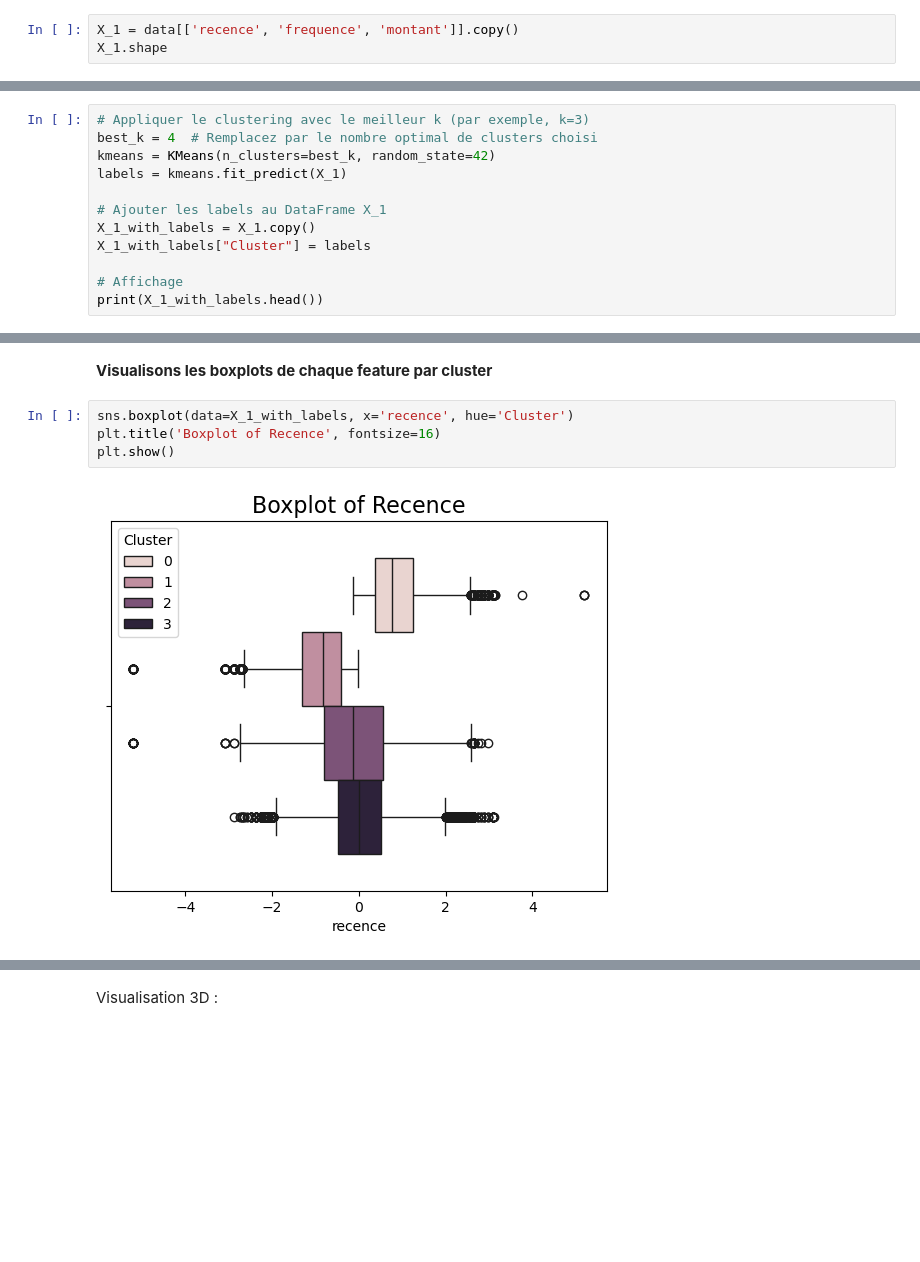
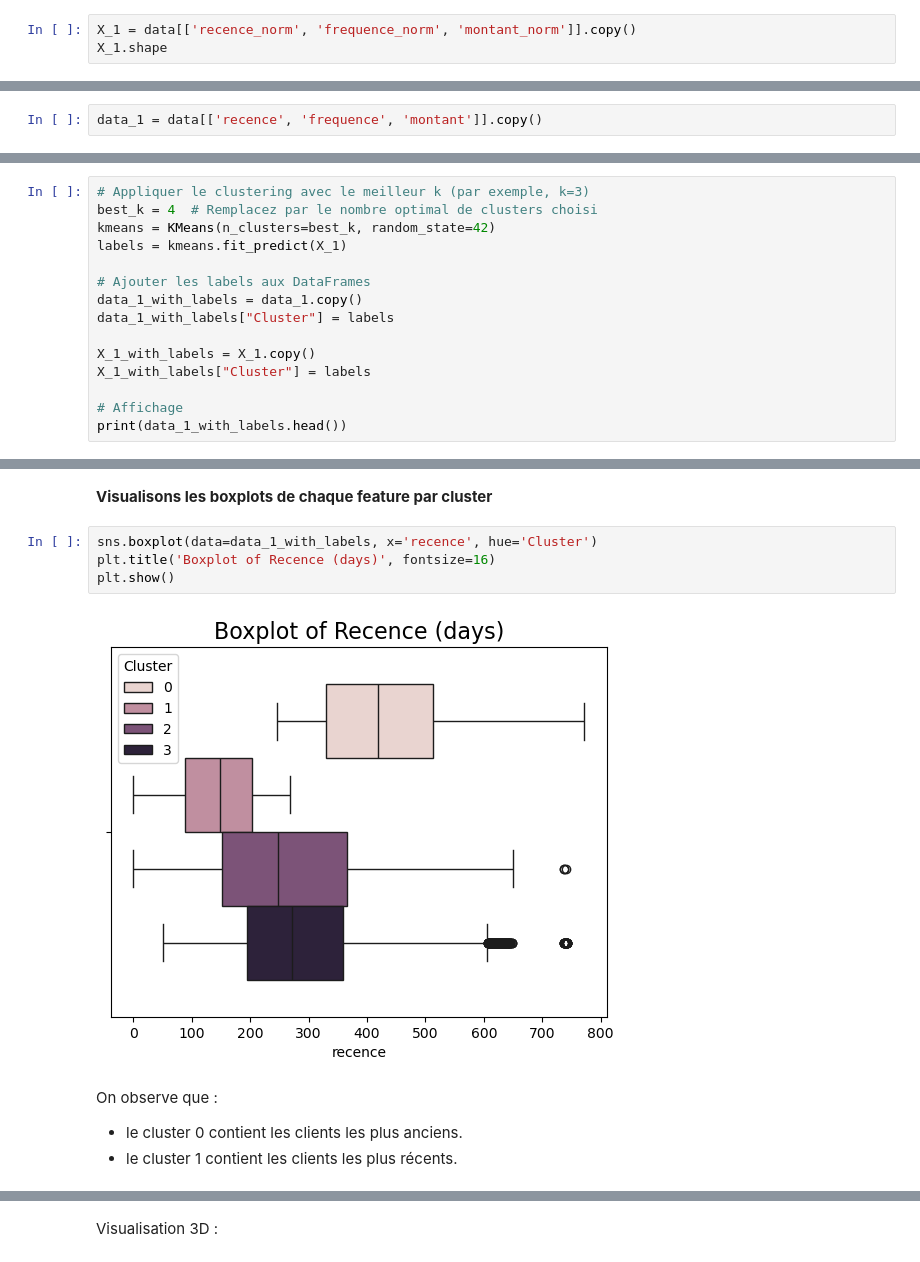
Before and after one commit to ludovic-source/Data_scientist_formation, a Jupyter notebook: projet_5/Projet_5_essais.ipynb, the cells around one changed output, grey strips where cells are left out. Saved outputs shown, nothing was run; the diff lists cells and outputs as text; blank space fills up the shorter version.

```diff
--- a/projet_5/Projet_5_essais.ipynb
+++ b/projet_5/Projet_5_essais.ipynb
@@ -127,5 +132,5 @@ Il s'agit ici d'utilser les 3 features RFM (recence, frequence et montant) pour
 # %%
-X_1 = data[['recence', 'frequence', 'montant']].copy()
+X_1 = data[['recence_norm', 'frequence_norm', 'montant_norm']].copy()
 X_1.shape
 # %% [output]
 (96096, 3)
@@ -143,0 +151,2 @@ X_1.describe()
+# %%
+data_1 = data[['recence', 'frequence', 'montant']].copy()
@@ -232,10 +253,13 @@ best_k = 4  # Remplacez par le nombre optimal de clusters choisi
 kmeans = KMeans(n_clusters=best_k, random_state=42)
 labels = kmeans.fit_predict(X_1)
 
-# Ajouter les labels au DataFrame X_1
+# Ajouter les labels aux DataFrames
+data_1_with_labels = data_1.copy()
+data_1_with_labels["Cluster"] = labels
+
 X_1_with_labels = X_1.copy()
 X_1_with_labels["Cluster"] = labels
 
 # Affichage
-print(X_1_with_labels.head())
+print(data_1_with_labels.head())
 # %% [output]
@@ -295,9 +319,13 @@ Le nombre de clients par cluster est correct (> 500 individus). Le plus petit es
 # %% [markdown]
 **Visualisons les boxplots de chaque feature par cluster**
 # %%
-sns.boxplot(data=X_1_with_labels, x='recence', hue='Cluster')
-plt.title('Boxplot of Recence', fontsize=16)
+sns.boxplot(data=data_1_with_labels, x='recence', hue='Cluster')
+plt.title('Boxplot of Recence (days)', fontsize=16)
 plt.show()
 # %% [output]
-[figure, old version]
+[figure, new version]
+# %% [markdown]
+On observe que :
+- le cluster 0 contient les clients les plus anciens.
+- le cluster 1 contient les clients les plus récents.
 # %%
```
Also changed, not shown: parts of 39 cells of this notebook.
